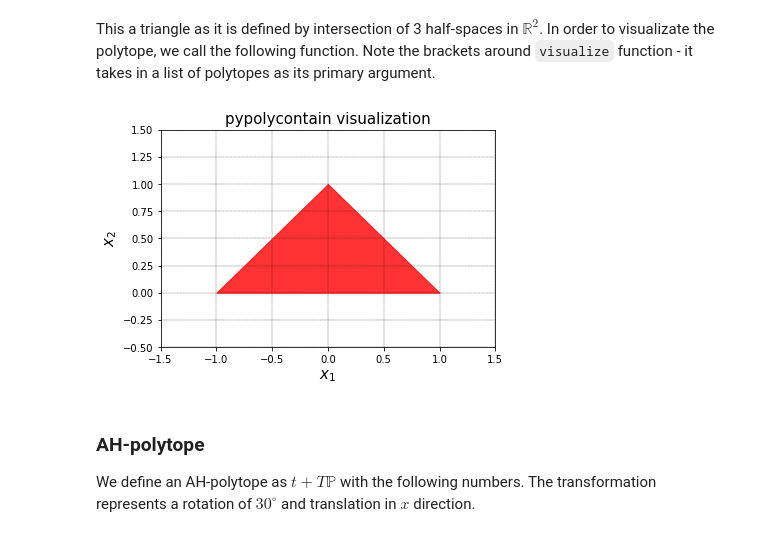
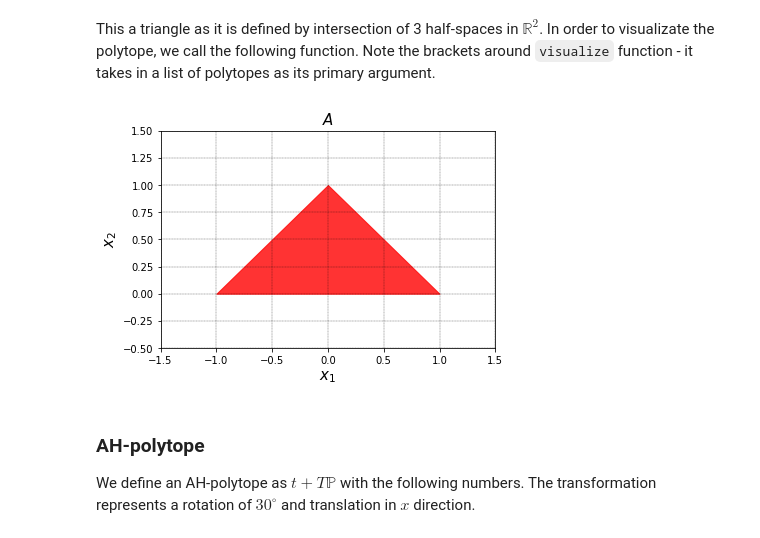
Before and after one commit to sadraddini/pypolycontain, a Jupyter notebook: doc/source/Getting Started.ipynb, the cells around one changed output. Saved outputs shown, nothing was run; the diff lists cells and outputs as text; code cells hidden in the pictures.

```diff
--- a/doc/source/Getting Started.ipynb
+++ b/doc/source/Getting Started.ipynb
@@ -20,9 +20,9 @@ my_triangle=pp.H_polytope(H,h)
 # %% [markdown]
 This a triangle as it is defined by intersection of 3 half-spaces in $\mathbb{R}^2$. In order to visualizate the polytope, we call the following function. Note the brackets around `visualize` function - it takes in a list of polytopes as its primary argument.
-# %%
-pp.visualize([my_triangle])
-# %% [output]
-[figure, removed]
+# %%
+pp.visualize([A],title=r'$A$')
+# %% [output]
+[figure, added]
 # %% [markdown]
 ### AH-polytope
 We define an AH-polytope as $t+T\mathbb{P}$ with the following numbers. The transformation represents a rotation of $30^\circ$ and translation in $x$ direction.
```
Also changed, not shown: parts of 20 cells of this notebook, 12 other files.
